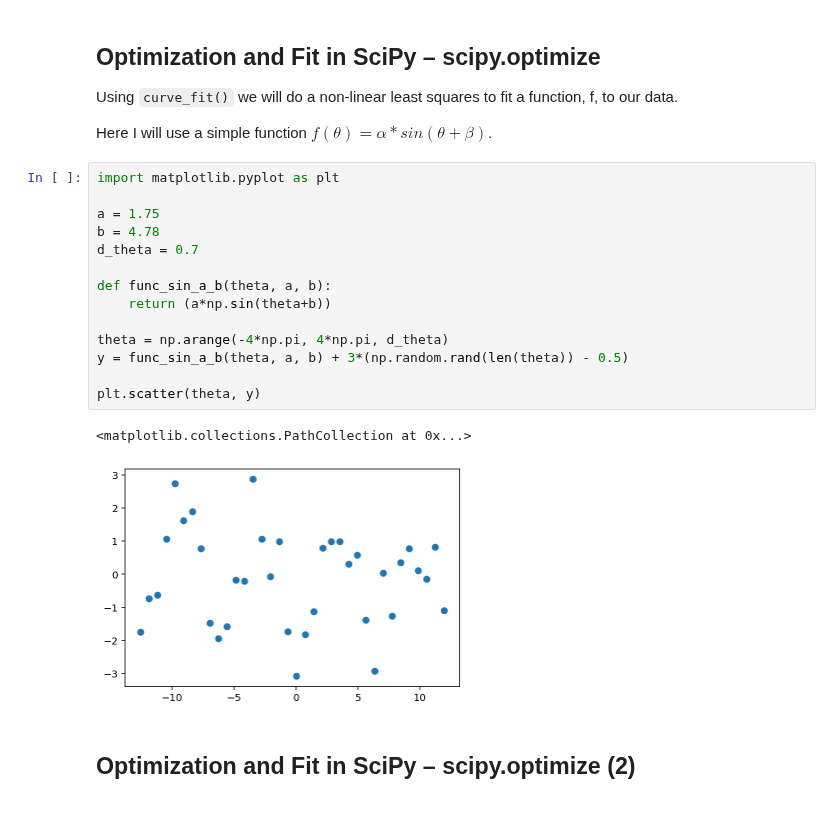
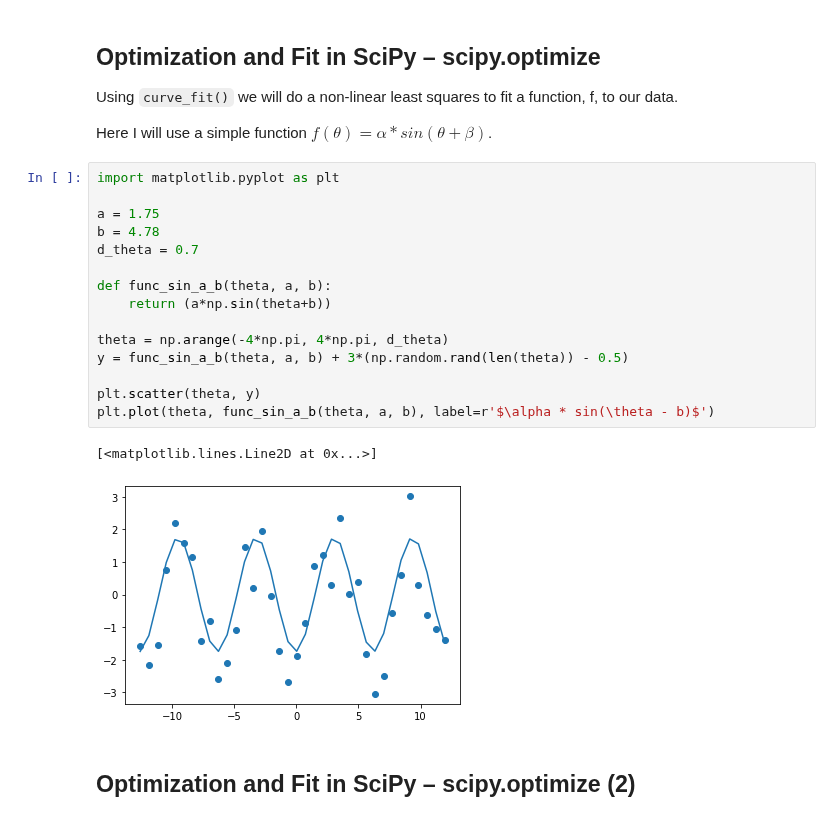
Before and after one commit to samuelmurail/jupyter_training_course, a Jupyter notebook: notebook/Master_ISDD_Course.ipynb, the cells around one changed output. Drawn from its saved outputs; the diff is of its cells as text.

```diff
--- a/notebook/Master_ISDD_Course.ipynb
+++ b/notebook/Master_ISDD_Course.ipynb
@@ -898,20 +921,21 @@ Here I will use a simple function $ f(\theta) = \alpha * sin(\theta + \beta)$.
 # %%
 import matplotlib.pyplot as plt
 
 a = 1.75
 b = 4.78
 d_theta = 0.7
 
 def func_sin_a_b(theta, a, b):
     return (a*np.sin(theta+b))
 
 theta = np.arange(-4*np.pi, 4*np.pi, d_theta)
 y = func_sin_a_b(theta, a, b) + 3*(np.random.rand(len(theta)) - 0.5)
 
 plt.scatter(theta, y)
+plt.plot(theta, func_sin_a_b(theta, a, b), label=r'$\alpha * sin(\theta - b)$')
 # %% [output]
-<matplotlib.collections.PathCollection at 0x...>
+[<matplotlib.lines.Line2D at 0x...>]
-[figure, old version]
+[figure, new version]
 # %% [markdown]
 ## Optimization and Fit in SciPy – scipy.optimize (2)
 # %%
```
Also changed, not shown: parts of 22 cells of this notebook.
